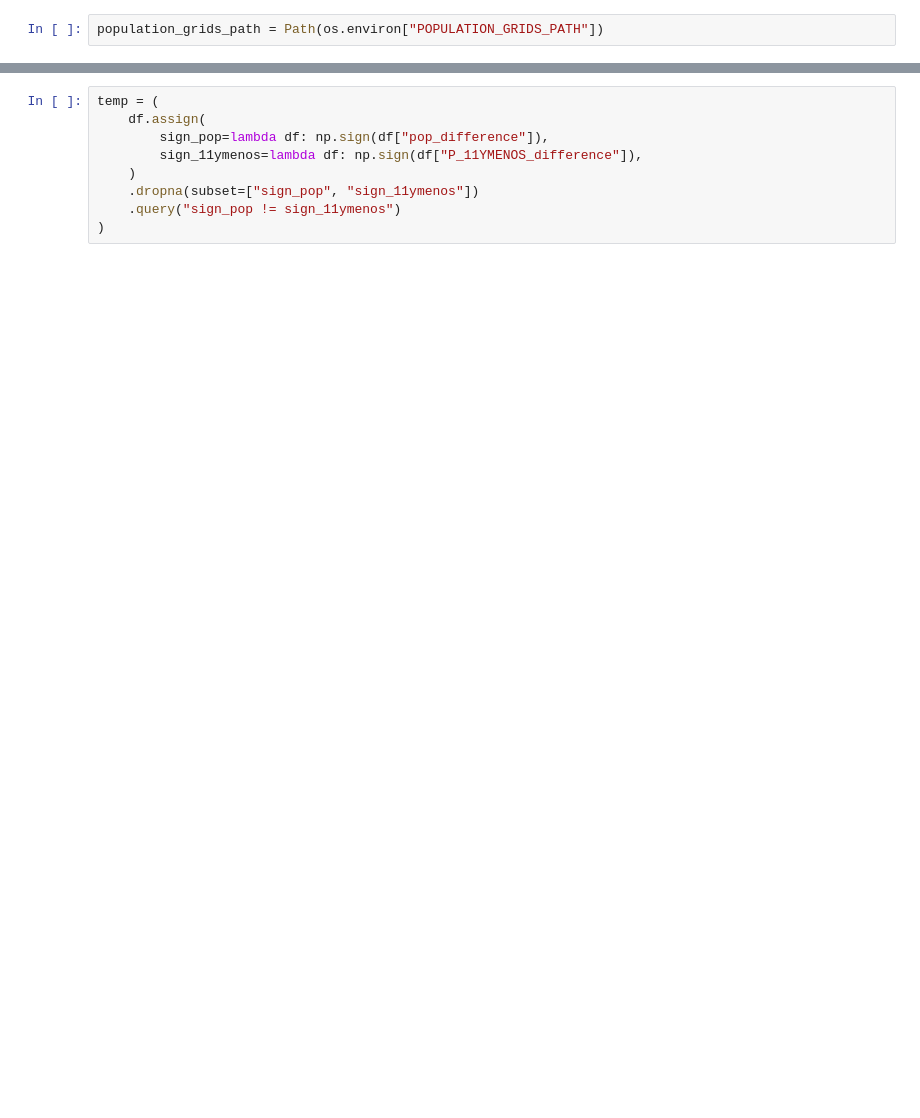
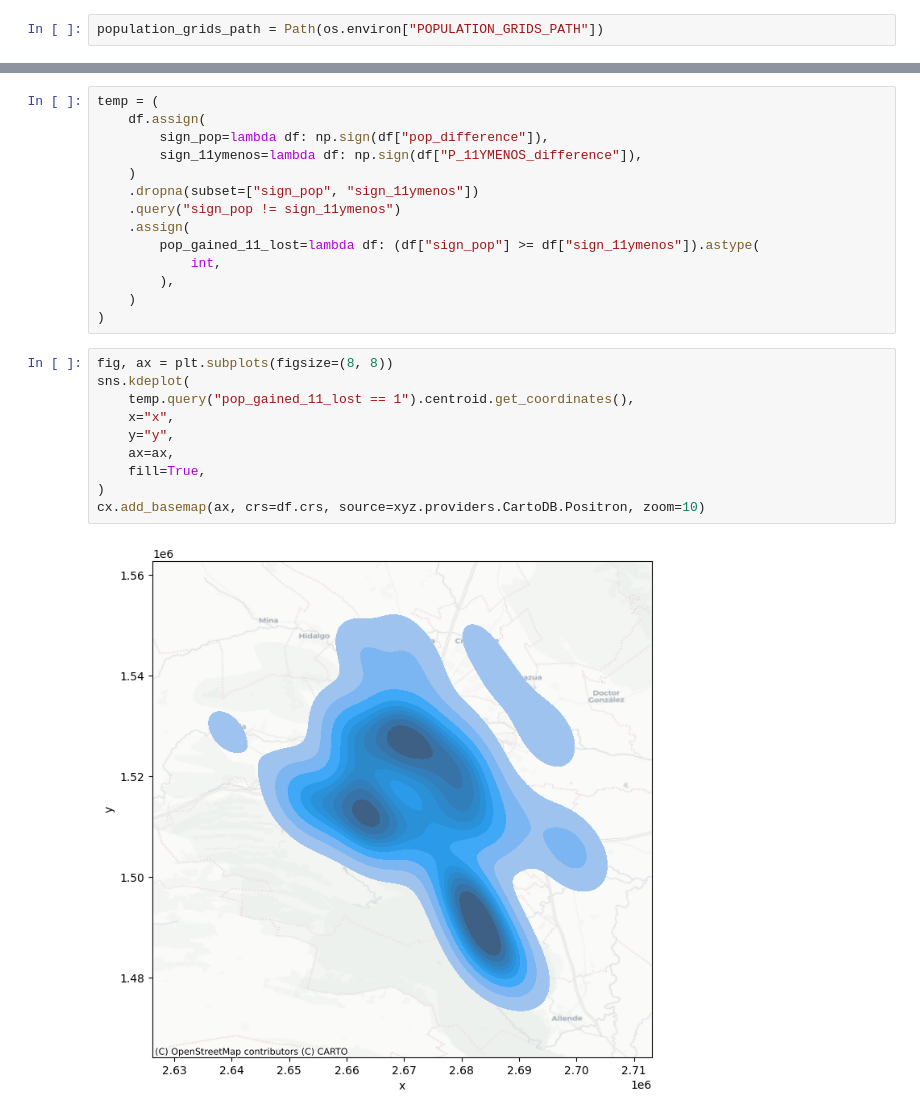
Before and after one commit to CentroFuturoCiudades/jat-slides, a Jupyter notebook: temp.ipynb, the cells around one changed output, grey strips where cells are left out. Saved outputs shown, nothing was run; the diff lists cells and outputs as text; blank space fills up the shorter version.

```diff
--- a/temp.ipynb
+++ b/temp.ipynb
@@ -50,5 +62,22 @@ temp = (
     )
     .dropna(subset=["sign_pop", "sign_11ymenos"])
     .query("sign_pop != sign_11ymenos")
+    .assign(
+        pop_gained_11_lost=lambda df: (df["sign_pop"] >= df["sign_11ymenos"]).astype(
+            int,
+        ),
+    )
 )
+# %%
+fig, ax = plt.subplots(figsize=(8, 8))
+sns.kdeplot(
+    temp.query("pop_gained_11_lost == 1").centroid.get_coordinates(),
+    x="x",
+    y="y",
+    ax=ax,
+    fill=True,
+)
+cx.add_basemap(ax, crs=df.crs, source=xyz.providers.CartoDB.Positron, zoom=10)
+# %% [output]
+[figure, added]
 # %%
```
Also changed, not shown: parts of 4 cells of this notebook, 37 other files.
